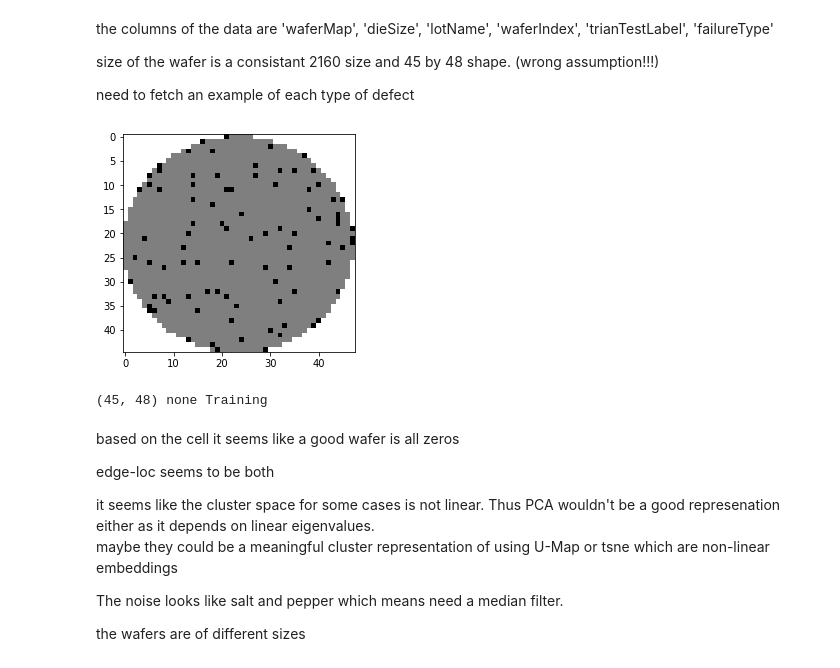
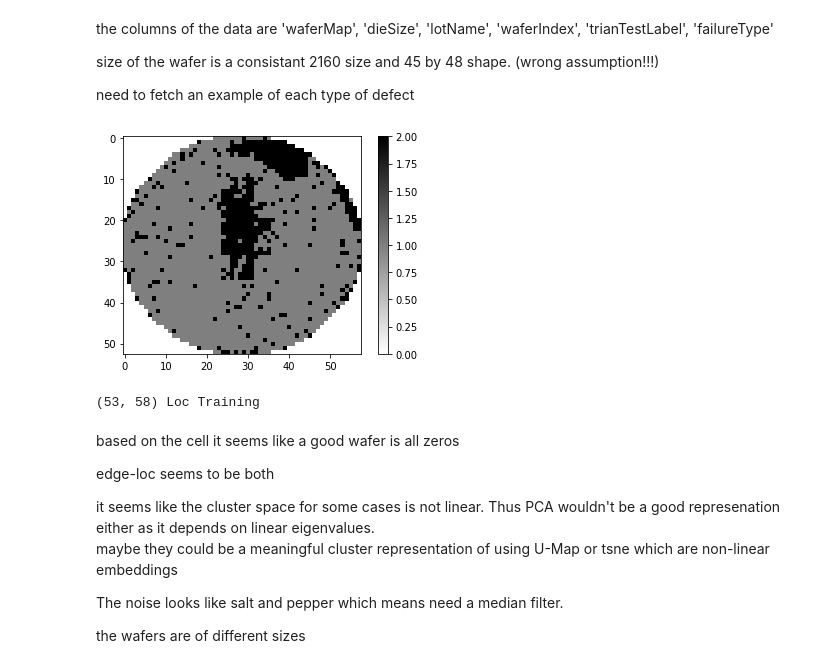
Before and after one commit to dmta9796/waferdatasetexperiments, a Jupyter notebook: wafer experiments.ipynb, the cells around one changed output. Drawn from its saved outputs; the diff is of its cells as text; code cells hidden in the pictures.

```diff
--- a/wafer experiments.ipynb
+++ b/wafer experiments.ipynb
@@ -184,17 +191,18 @@ size of the wafer is a consistant 2160 size and 45 by 48 shape. (wrong assumptio
 
 need to fetch an example of each type of defect
 # %%
-num = 0
+num = 40
 # 38(edge-loc),40(loc),44(center),46(none), 161(), 186(edge-ring)
 a = data["waferMap"][num]
 b = data["failureType"][num]
 c = data["trianTestLabel"][num]
 plt.imshow(a, cmap='binary', interpolation='nearest')
+plt.colorbar()
 plt.show()
 print(a.shape,b,c)
 # %% [output]
-[figure, old version]
+[figure, new version]
-(45, 48) none Training
+(53, 58) Loc Training
 # %% [markdown]
 based on the cell it seems like a good wafer is all zeros
 
```
Also changed, not shown: parts of 8 cells of this notebook.
